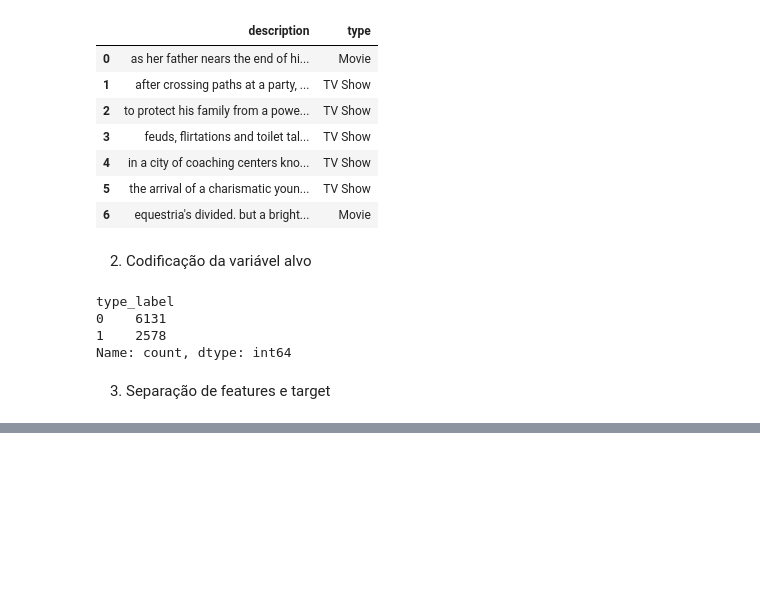
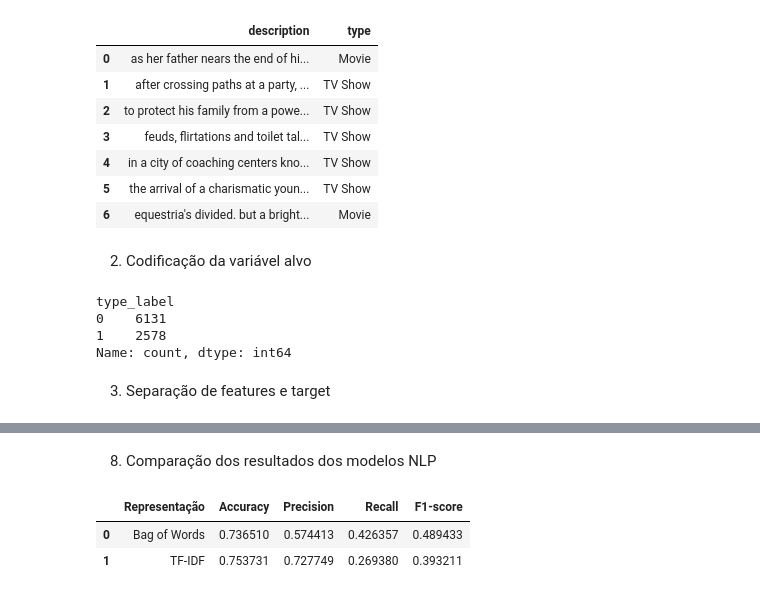
Before and after one commit to WKesneY/T3-Ciencia_de_Dados, a Jupyter notebook: notebooks/books-dataset.ipynb, the cells around one changed output, grey strips where cells are left out. Saved outputs shown, nothing was run; the diff lists cells and outputs as text; code cells hidden in the pictures; blank space fills up the shorter version.

```diff
--- a/notebooks/books-dataset.ipynb
+++ b/notebooks/books-dataset.ipynb
@@ -682,0 +769,13 @@ y_text = df_nlp["type_label"]
+# %%
+tfidf_model = LogisticRegression(max_iter=1000)
+
+# Treinamento do modelo
+tfidf_model.fit(X_tfidf_train, y_text_train)
+
+# Predição no conjunto de teste
+y_pred_tfidf = tfidf_model.predict(X_tfidf_test)
+
+# Avaliação do desempenho
+print("Resultados - TF-IDF")
+print(classification_report(y_text_test, y_pred_tfidf))
+print(confusion_matrix(y_text_test, y_pred_tfidf))
@@ -682,0 +798,32 @@ y_text = df_nlp["type_label"]
+# %% [markdown]
+8. Comparação dos resultados dos modelos NLP
+# %%
+from sklearn.metrics import accuracy_score, precision_score, recall_score, f1_score
+import pandas as pd
+
+# Avaliação Bag of Words
+bow_results = {
+    "Representação": "Bag of Words",
+    "Accuracy": accuracy_score(y_text_test, y_pred_bow),
+    "Precision": precision_score(y_text_test, y_pred_bow),
+    "Recall": recall_score(y_text_test, y_pred_bow),
+    "F1-score": f1_score(y_text_test, y_pred_bow)
+}
+
+# Avaliação TF-IDF
+tfidf_results = {
+    "Representação": "TF-IDF",
+    "Accuracy": accuracy_score(y_text_test, y_pred_tfidf),
+    "Precision": precision_score(y_text_test, y_pred_tfidf),
+    "Recall": recall_score(y_text_test, y_pred_tfidf),
+    "F1-score": f1_score(y_text_test, y_pred_tfidf)
+}
+
+# Cria uma tabela comparativa
+df_nlp_comparison = pd.DataFrame([bow_results, tfidf_results])
+
+df_nlp_comparison
+# %% [output]
+|  | Representação | Accuracy | Precision | Recall | F1-score |
+| 0 | Bag of Words | 0.736510 | 0.574413 | 0.426357 | 0.489433 |
+| 1 | TF-IDF | 0.753731 | 0.727749 | 0.269380 | 0.393211 |
```
Also changed, not shown: parts of 30 cells of this notebook.
